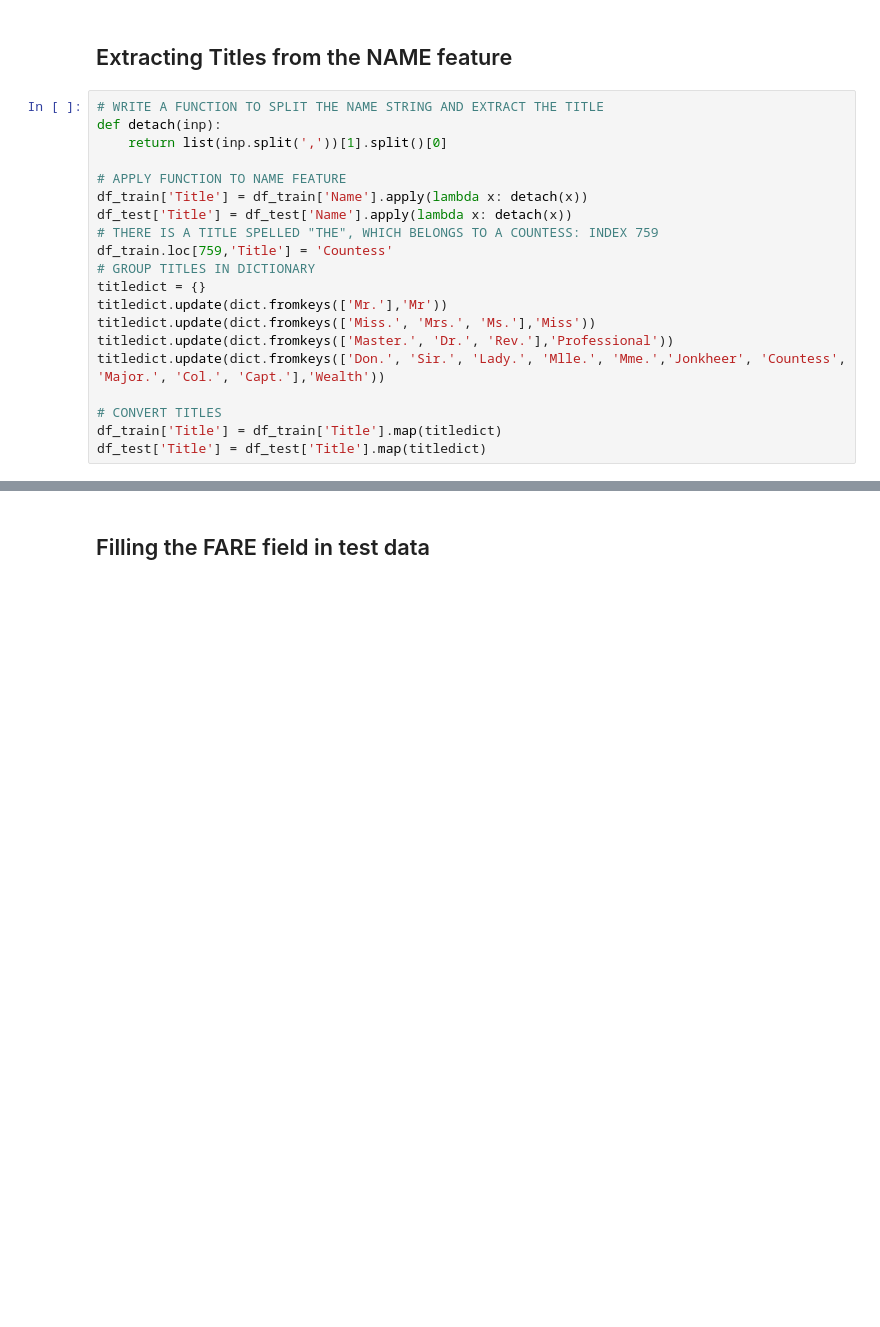
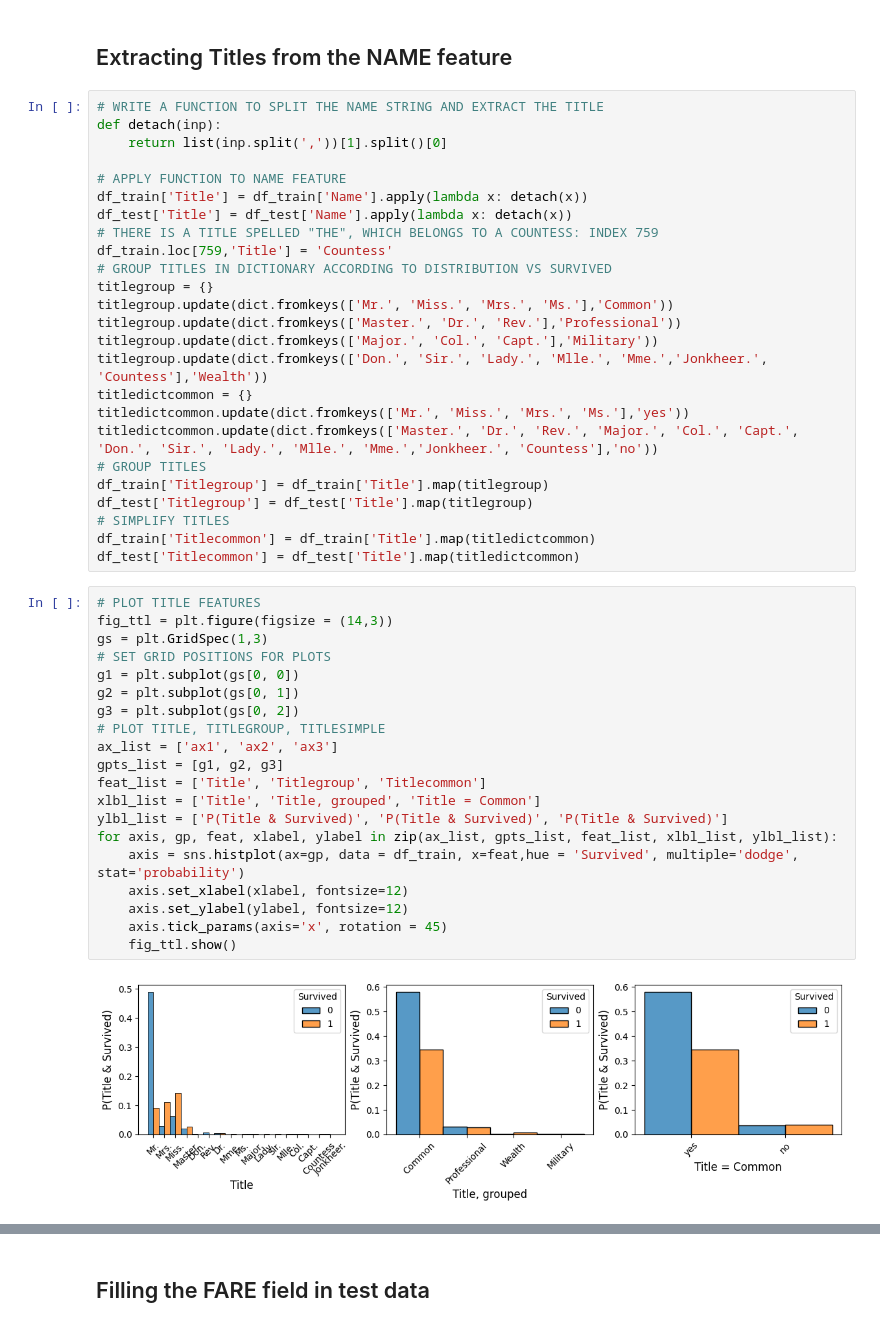
Before and after one commit to JRRobalo/The_Gigantic, a Jupyter notebook: titanic-reloaded.ipynb, the cells around one changed output, grey strips where cells are left out. Drawn from its saved outputs; the diff is of its cells as text; blank space fills up the shorter version.

```diff
--- a/titanic-reloaded.ipynb
+++ b/titanic-reloaded.ipynb
@@ -253,13 +343,40 @@ df_train['Title'] = df_train['Name'].apply(lambda x: detach(x))
 df_test['Title'] = df_test['Name'].apply(lambda x: detach(x))
 # THERE IS A TITLE SPELLED "THE", WHICH BELONGS TO A COUNTESS: INDEX 759
 df_train.loc[759,'Title'] = 'Countess'
-# GROUP TITLES IN DICTIONARY
-titledict = {}
-titledict.update(dict.fromkeys(['Mr.'],'Mr'))
-titledict.update(dict.fromkeys(['Miss.', 'Mrs.', 'Ms.'],'Miss'))
-titledict.update(dict.fromkeys(['Master.', 'Dr.', 'Rev.'],'Professional'))
-titledict.update(dict.fromkeys(['Don.', 'Sir.', 'Lady.', 'Mlle.', 'Mme.','Jonkheer', 'Countess', 'Major.', 'Col.', 'Capt.'],'Wealth'))
-
-# CONVERT TITLES
-df_train['Title'] = df_train['Title'].map(titledict)
-df_test['Title'] = df_test['Title'].map(titledict)
+# GROUP TITLES IN DICTIONARY ACCORDING TO DISTRIBUTION VS SURVIVED
+titlegroup = {}
+titlegroup.update(dict.fromkeys(['Mr.', 'Miss.', 'Mrs.', 'Ms.'],'Common'))
+titlegroup.update(dict.fromkeys(['Master.', 'Dr.', 'Rev.'],'Professional'))
+titlegroup.update(dict.fromkeys(['Major.', 'Col.', 'Capt.'],'Military'))
+titlegroup.update(dict.fromkeys(['Don.', 'Sir.', 'Lady.', 'Mlle.', 'Mme.','Jonkheer.', 'Countess'],'Wealth'))
+titledictcommon = {}
+titledictcommon.update(dict.fromkeys(['Mr.', 'Miss.', 'Mrs.', 'Ms.'],'yes'))
+titledictcommon.update(dict.fromkeys(['Master.', 'Dr.', 'Rev.', 'Major.', 'Col.', 'Capt.', 'Don.', 'Sir.', 'Lady.', 'Mlle.', 'Mme.','Jonkheer.', 'Countess'],'no'))
+# GROUP TITLES
+df_train['Titlegroup'] = df_train['Title'].map(titlegroup)
+df_test['Titlegroup'] = df_test['Title'].map(titlegroup)
+# SIMPLIFY TITLES
+df_train['Titlecommon'] = df_train['Title'].map(titledictcommon)
+df_test['Titlecommon'] = df_test['Title'].map(titledictcommon)
+# %%
+# PLOT TITLE FEATURES
+fig_ttl = plt.figure(figsize = (14,3))
+gs = plt.GridSpec(1,3)
+# SET GRID POSITIONS FOR PLOTS
+g1 = plt.subplot(gs[0, 0])
+g2 = plt.subplot(gs[0, 1])
+g3 = plt.subplot(gs[0, 2])
+# PLOT TITLE, TITLEGROUP, TITLESIMPLE
+ax_list = ['ax1', 'ax2', 'ax3']
+gpts_list = [g1, g2, g3]
+feat_list = ['Title', 'Titlegroup', 'Titlecommon']
+xlbl_list = ['Title', 'Title, grouped', 'Title = Common']
+ylbl_list = ['P(Title & Survived)', 'P(Title & Survived)', 'P(Title & Survived)']
+for axis, gp, feat, xlabel, ylabel in zip(ax_list, gpts_list, feat_list, xlbl_list, ylbl_list):
+    axis = sns.histplot(ax=gp, data = df_train, x=feat,hue = 'Survived', multiple='dodge', stat='probability')
+    axis.set_xlabel(xlabel, fontsize=12)
+    axis.set_ylabel(ylabel, fontsize=12)
+    axis.tick_params(axis='x', rotation = 45)
+    fig_ttl.show()
+# %% [output]
+[figure, added]
```
Also changed, not shown: parts of 101 cells of this notebook.
